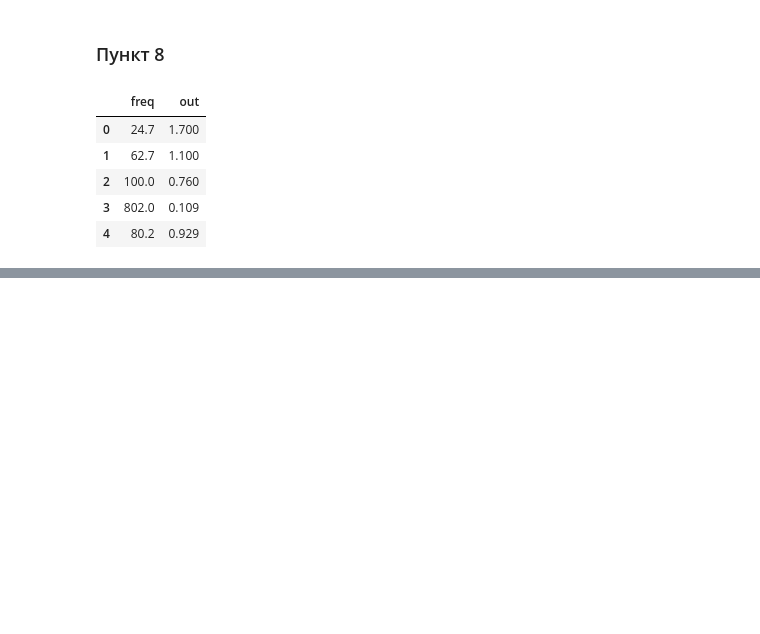
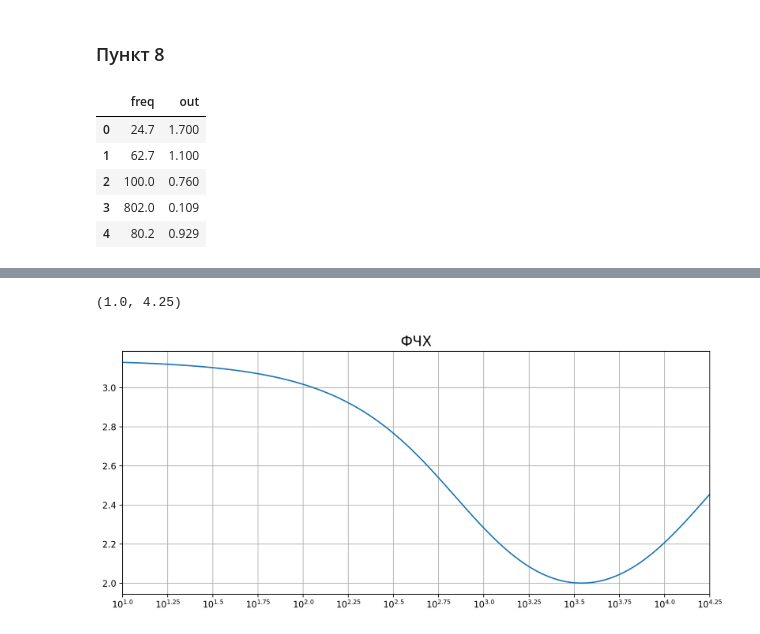
Before and after one commit to ShmakovVladimir/Labs, a Jupyter notebook: Схемотехника/Операционный усилитель/main.ipynb, the cells around one changed output, grey strips where cells are left out. Saved outputs shown, nothing was run; the diff lists cells and outputs as text; code cells hidden in the pictures; blank space fills up the shorter version.

```diff
--- a/Схемотехника/Операционный усилитель/main.ipynb
+++ b/Схемотехника/Операционный усилитель/main.ipynb
@@ -80,0 +129,14 @@ print(data.freq[2])
+# %%
+plt.figure(figsize=(12, 5), dpi = 200)
+plt.plot(np.log10(f), np.angle(k))
+x_tiks = np.arange(1, 4.5, 0.25)
+plt.xticks(x_tiks)
+ax = plt.gca()
+plt.grid()
+
+ax.set_xticklabels([r"$10^{" + str(round(a, 2)) + "}$" for a in x_tiks])
+plt.title("ФЧХ", fontsize = 16)
+plt.xlim(1, 4.25)
+# %% [output]
+(1.0, 4.25)
+[figure, added]
```
Also changed, not shown: parts of 5 cells of this notebook, 1 other file.
